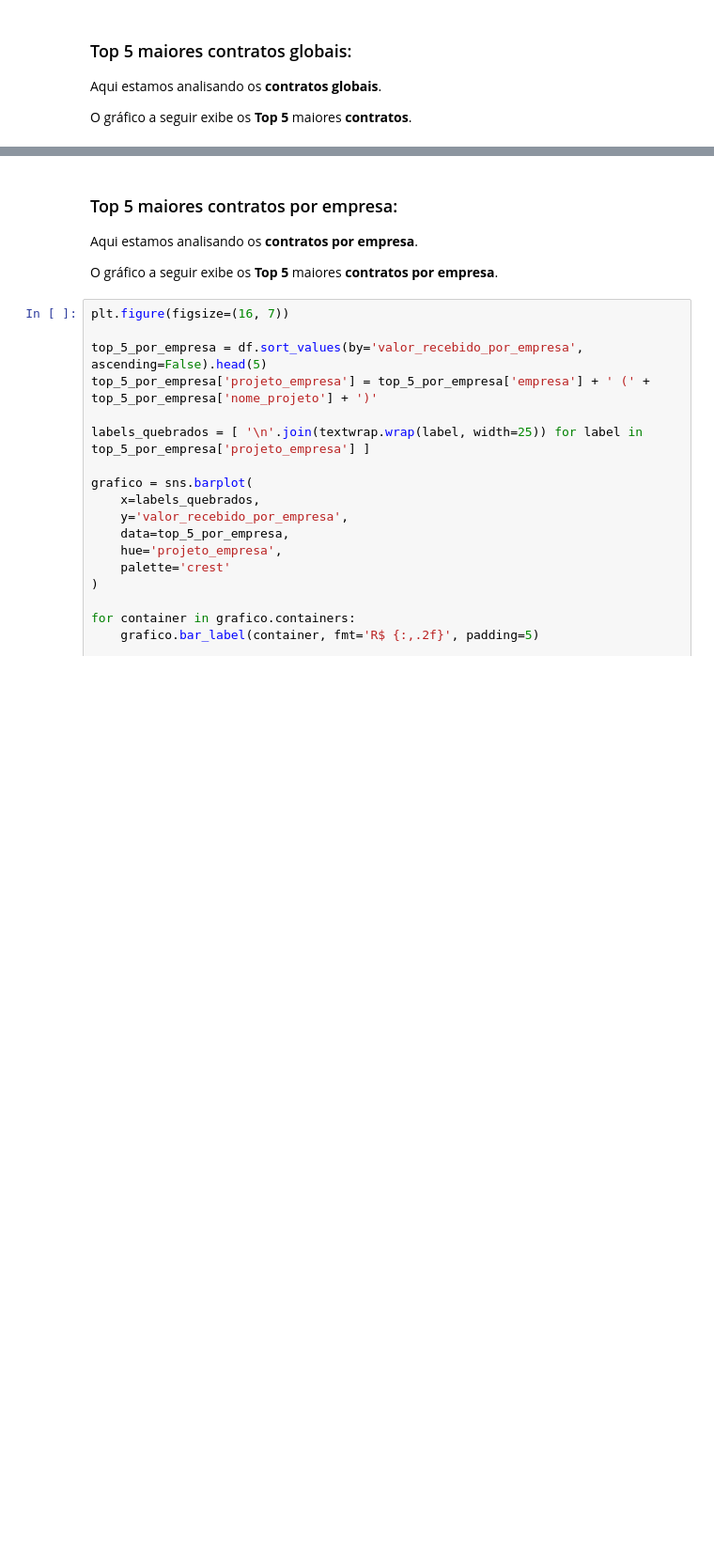
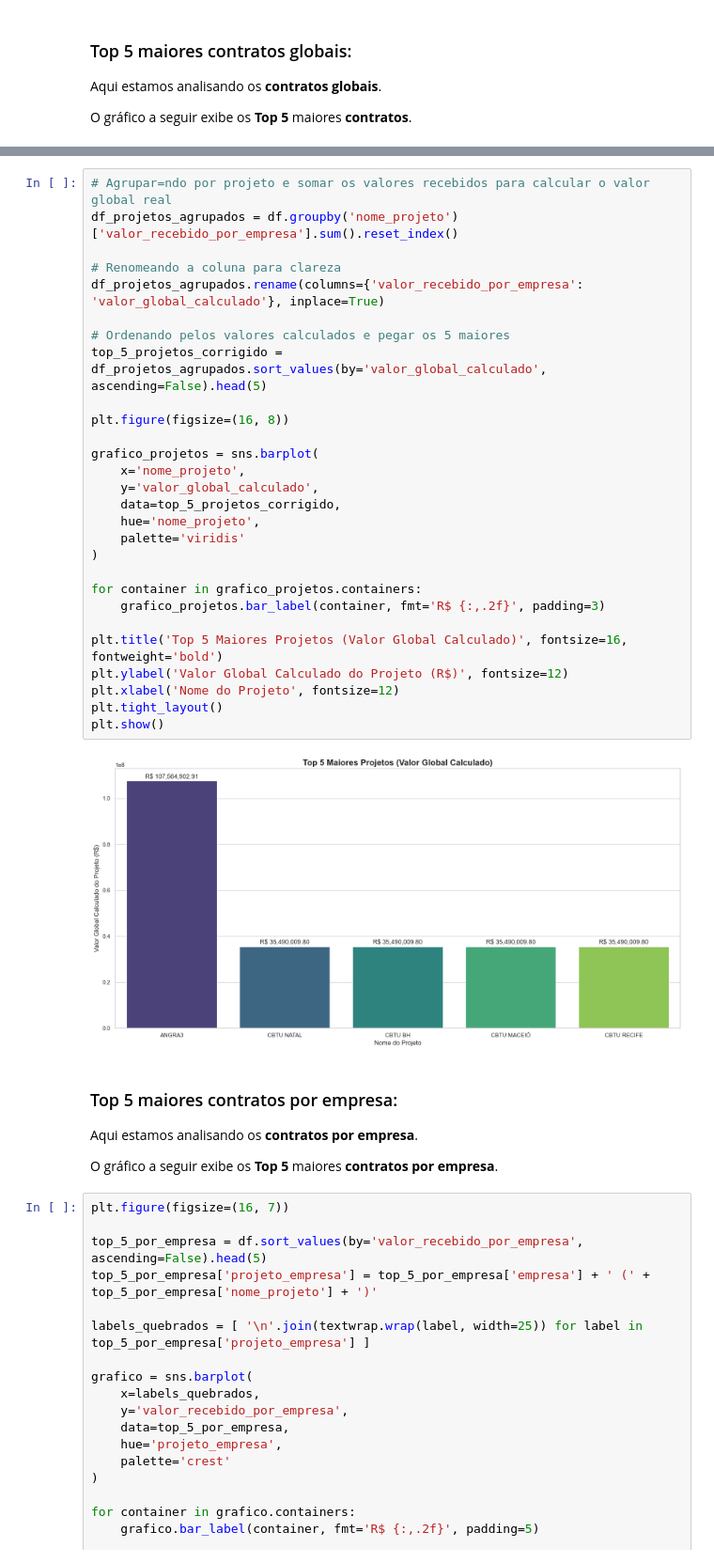
Before and after one commit to pdromls/Analise_BNDES, a Jupyter notebook: notebooks/insights5.ipynb, the cells around one changed output, grey strips where cells are left out. Shown at 94% size. Cells and saved outputs as stored; diff of their text form; blank space fills up the shorter version.

Commit message:
Finalizando o Projeto

```diff
--- a/notebooks/insights5.ipynb
+++ b/notebooks/insights5.ipynb
@@ -68,3 +47,33 @@ plt.show()
+# %%
+# Agrupar=ndo por projeto e somar os valores recebidos para calcular o valor global real
+df_projetos_agrupados = df.groupby('nome_projeto')['valor_recebido_por_empresa'].sum().reset_index()
+
+# Renomeando a coluna para clareza
+df_projetos_agrupados.rename(columns={'valor_recebido_por_empresa': 'valor_global_calculado'}, inplace=True)
+
+# Ordenando pelos valores calculados e pegar os 5 maiores
+top_5_projetos_corrigido = df_projetos_agrupados.sort_values(by='valor_global_calculado', ascending=False).head(5)
+
+plt.figure(figsize=(16, 8))
+
+grafico_projetos = sns.barplot(
+    x='nome_projeto',
+    y='valor_global_calculado',
+    data=top_5_projetos_corrigido,
+    hue='nome_projeto',
+    palette='viridis'
+)
+
+for container in grafico_projetos.containers:
+    grafico_projetos.bar_label(container, fmt='R$ {:,.2f}', padding=3)
+
+plt.title('Top 5 Maiores Projetos (Valor Global Calculado)', fontsize=16, fontweight='bold')
+plt.ylabel('Valor Global Calculado do Projeto (R$)', fontsize=12)
+plt.xlabel('Nome do Projeto', fontsize=12)
+plt.tight_layout()
+plt.show()
+# %% [output]
+[figure, added]
 # %% [markdown]
 ### Top 5 maiores contratos por empresa:
 
```
Also changed, not shown: parts of 3 cells of this notebook, 3 other files.
